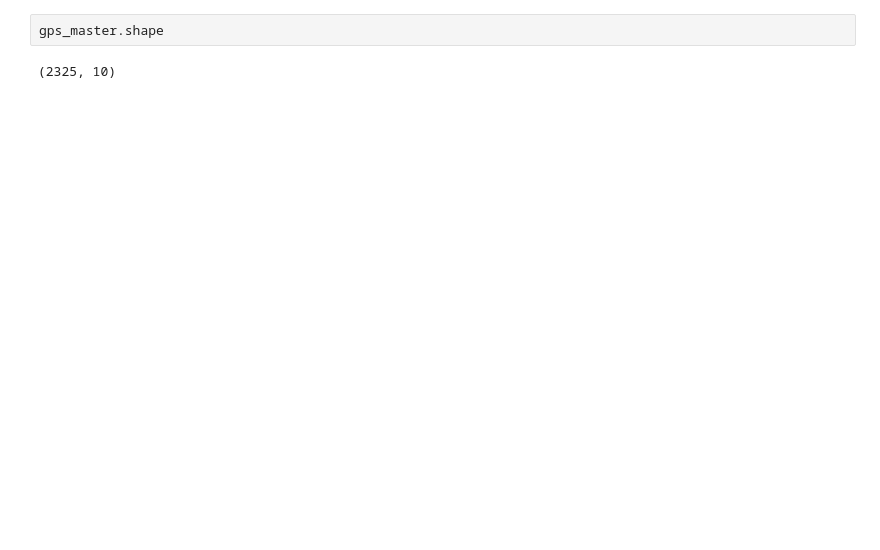
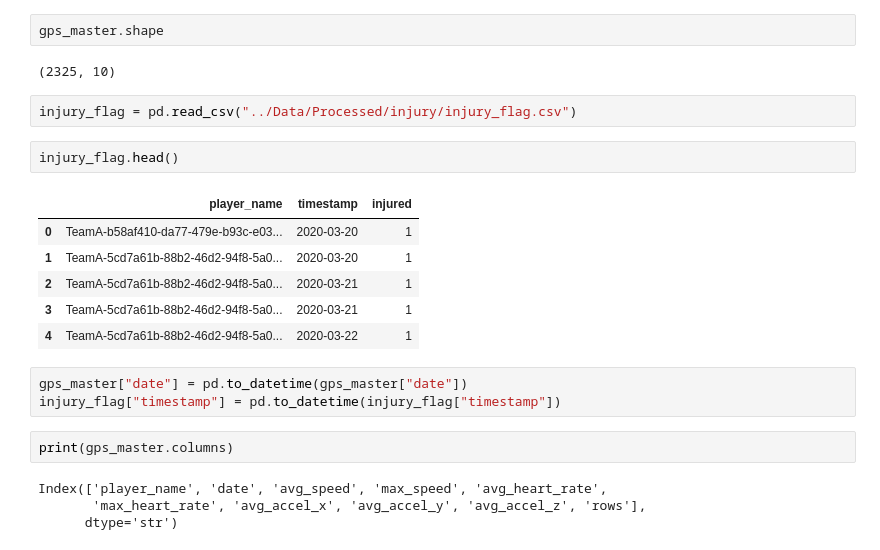
Before and after one commit to Shantaannu/Practicum, a Jupyter notebook: Notebook/07_Final_Master_Dataset.ipynb, the cells around one changed output. Saved outputs shown, nothing was run; the diff lists cells and outputs as text; blank space fills up the shorter version.

```diff
--- a/Notebook/07_Final_Master_Dataset.ipynb
+++ b/Notebook/07_Final_Master_Dataset.ipynb
@@ -281,3 +293,23 @@ gps_master.head()
 gps_master.shape
 # %% [output]
 (2325, 10)
+# %%
+injury_flag = pd.read_csv("../Data/Processed/injury/injury_flag.csv")
+# %%
+injury_flag.head()
+# %% [output]
+|  | player_name | timestamp | injured |
+| 0 | TeamA-b58af410-da77-479e-b93c-e03... | 2020-03-20 | 1 |
+| 1 | TeamA-5cd7a61b-88b2-46d2-94f8-5a0... | 2020-03-20 | 1 |
+| 2 | TeamA-5cd7a61b-88b2-46d2-94f8-5a0... | 2020-03-21 | 1 |
+| 3 | TeamA-5cd7a61b-88b2-46d2-94f8-5a0... | 2020-03-21 | 1 |
+| 4 | TeamA-5cd7a61b-88b2-46d2-94f8-5a0... | 2020-03-22 | 1 |
+# %%
+gps_master["date"] = pd.to_datetime(gps_master["date"])
+injury_flag["timestamp"] = pd.to_datetime(injury_flag["timestamp"])
+# %%
+print(gps_master.columns)
+# %% [output]
+Index(['player_name', 'date', 'avg_speed', 'max_speed', 'avg_heart_rate',
+       'max_heart_rate', 'avg_accel_x', 'avg_accel_y', 'avg_accel_z', 'rows'],
+      dtype='str')
```
Also changed, not shown: parts of 22 cells of this notebook, 14 other files.
